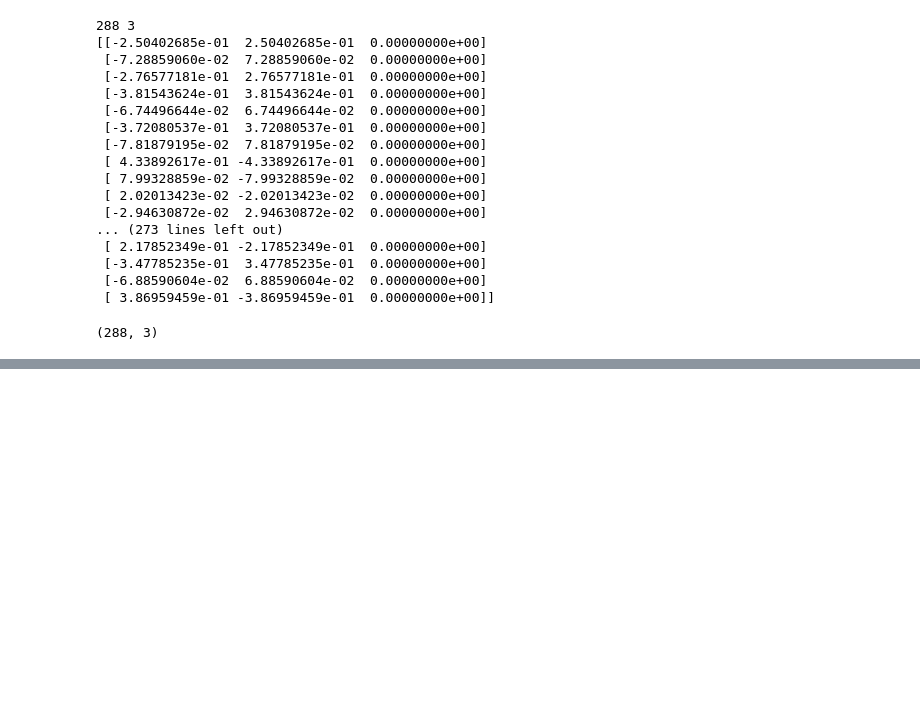
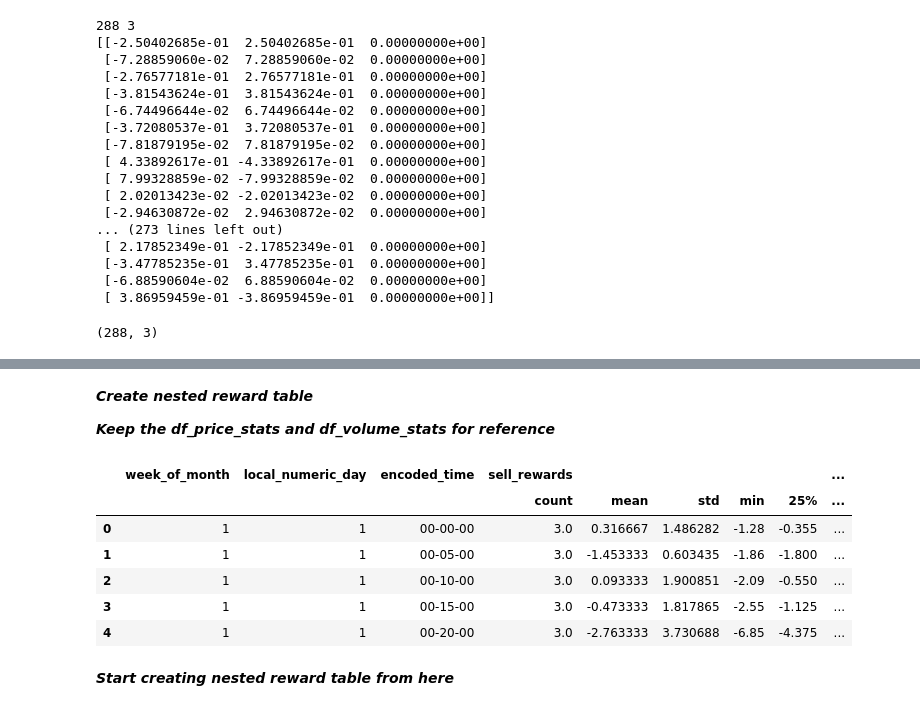
Before and after one commit to lornjhinn-git/reinforcement-learning, a Jupyter notebook: sarsa_eth.ipynb, the cells around one changed output, grey strips where cells are left out. Cells and saved outputs as stored; diff of their text form; code cells hidden in the pictures; blank space fills up the shorter version.

```diff
--- a/sarsa_eth.ipynb
+++ b/sarsa_eth.ipynb
@@ -431,0 +672,16 @@ print(is_different)
+# %% [markdown]
+***Create nested reward table***
+
+***Keep the df_price_stats and df_volume_stats for reference***
+# %%
+df_reward_stats.head()
+# %% [output]
+|  | week_of_month | local_numeric_day | encoded_time | sell_rewards |  |  |  |  | ... |
+|  |  |  |  | count | mean | std | min | 25% | ... |
+| 0 | 1 | 1 | 00-00-00 | 3.0 | 0.316667 | 1.486282 | -1.28 | -0.355 | ... |
+| 1 | 1 | 1 | 00-05-00 | 3.0 | -1.453333 | 0.603435 | -1.86 | -1.800 | ... |
+| 2 | 1 | 1 | 00-10-00 | 3.0 | 0.093333 | 1.900851 | -2.09 | -0.550 | ... |
+| 3 | 1 | 1 | 00-15-00 | 3.0 | -0.473333 | 1.817865 | -2.55 | -1.125 | ... |
+| 4 | 1 | 1 | 00-20-00 | 3.0 | -2.763333 | 3.730688 | -6.85 | -4.375 | ... |
+# %% [markdown]
+***Start creating nested reward table from here***
```
Also changed, not shown: parts of 38 cells of this notebook, 1 other file.
